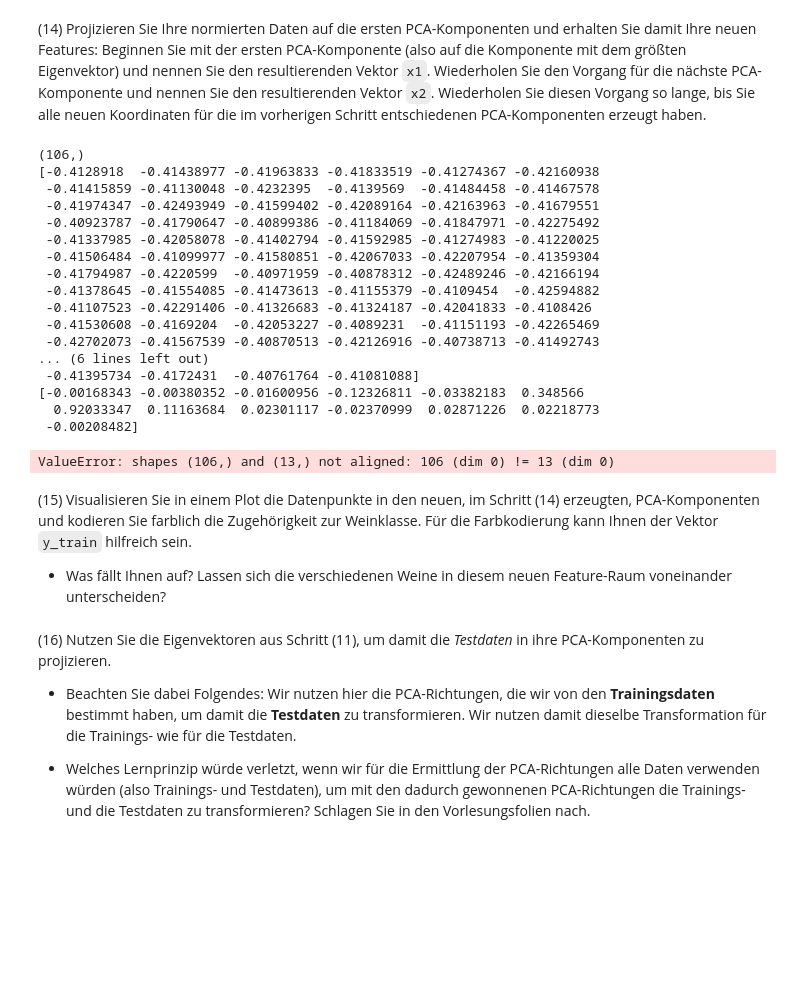
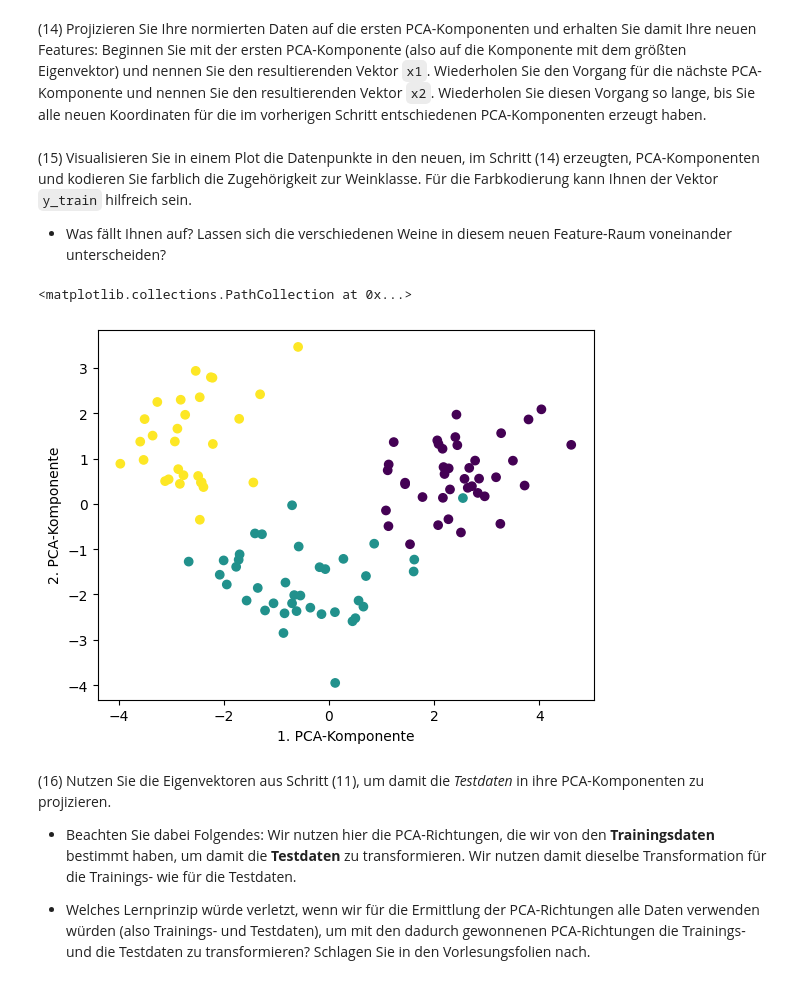
Before and after one commit to Emanuel162/MachineLearning, a Jupyter notebook: UebungenML/SJMN-11.ipynb, the cells around one changed output. Drawn from its saved outputs; the diff is of its cells as text; code cells hidden in the pictures; blank space fills up the shorter version.

```diff
--- a/UebungenML/SJMN-11.ipynb
+++ b/UebungenML/SJMN-11.ipynb
@@ -311,37 +331,20 @@ Es wird eine PCA-Komponente benötigt, um über 50% der gesamten Varianz zu komm
 # %% [markdown]
 (14) Projizieren Sie Ihre normierten Daten auf die ersten PCA-Komponenten und erhalten Sie damit Ihre neuen Features: Beginnen Sie mit der ersten PCA-Komponente (also auf die Komponente mit dem größten Eigenvektor) und nennen Sie den resultierenden Vektor `x1`. Wiederholen Sie den Vorgang für die nächste PCA-Komponente und nennen Sie den resultierenden Vektor `x2`. Wiederholen Sie diesen Vorgang so lange, bis Sie alle neuen Koordinaten für die im vorherigen Schritt entschiedenen PCA-Komponenten erzeugt haben.
-# %%
-print(z.shape)
-print(z)
-print(eigenvektoren_sortiert[0])
-z = np.dot(z, eigenvektoren_sortiert[0])
-print(z.shape)
-print(z)
-x_plot = np.arange(len(z))
-plt.plot(x_plot, z)
-# %% [output]
-(106,)
-[-0.4128918  -0.41438977 -0.41963833 -0.41833519 -0.41274367 -0.42160938
- -0.41415859 -0.41130048 -0.4232395  -0.4139569  -0.41484458 -0.41467578
- -0.41974347 -0.42493949 -0.41599402 -0.42089164 -0.42163963 -0.41679551
- -0.40923787 -0.41790647 -0.40899386 -0.41184069 -0.41847971 -0.42275492
- -0.41337985 -0.42058078 -0.41402794 -0.41592985 -0.41274983 -0.41220025
- -0.41506484 -0.41099977 -0.41580851 -0.42067033 -0.42207954 -0.41359304
- -0.41794987 -0.4220599  -0.40971959 -0.40878312 -0.42489246 -0.42166194
- -0.41378645 -0.41554085 -0.41473613 -0.41155379 -0.4109454  -0.42594882
- -0.41107523 -0.42291406 -0.41326683 -0.41324187 -0.42041833 -0.4108426
- -0.41530608 -0.4169204  -0.42053227 -0.4089231  -0.41151193 -0.42265469
- -0.42702073 -0.41567539 -0.40870513 -0.42126916 -0.40738713 -0.41492743
-... (6 lines left out)
- -0.41395734 -0.4172431  -0.40761764 -0.41081088]
-[-0.00168343 -0.00380352 -0.01600956 -0.12326811 -0.03382183  0.348566
-  0.92033347  0.11163684  0.02301117 -0.02370999  0.02871226  0.02218773
- -0.00208482]
-ValueError: shapes (106,) and (13,) not aligned: 106 (dim 0) != 13 (dim 0)
+# %%
+x1 = np.dot(eigenvektoren_sortiert[:,0].T, z.T)
+x2 = np.dot(eigenvektoren_sortiert[:,1].T, z.T)
 # %% [markdown]
 (15) Visualisieren Sie in einem Plot die Datenpunkte in den neuen, im Schritt (14) erzeugten, PCA-Komponenten und kodieren Sie farblich die Zugehörigkeit zur Weinklasse. Für die Farbkodierung kann Ihnen der Vektor `y_train` hilfreich sein.
 
 * Was fällt Ihnen auf? Lassen sich die verschiedenen Weine in diesem neuen Feature-Raum voneinander unterscheiden?
+# %%
+plt.xlabel("1. PCA-Komponente")
+plt.ylabel("2. PCA-Komponente")
+plt.scatter(x1, x2, c=y_train)
+# Die verschiedenen Weine lassen sich bis auf einige Ausnahmen voneinander unterscheiden.
+# %% [output]
+<matplotlib.collections.PathCollection at 0x...>
+[figure, added]
 # %% [markdown]
 (16) Nutzen Sie die Eigenvektoren aus Schritt (11), um damit die *Testdaten* in ihre PCA-Komponenten zu projizieren.
 
```
Also changed, not shown: parts of 17 cells of this notebook.
